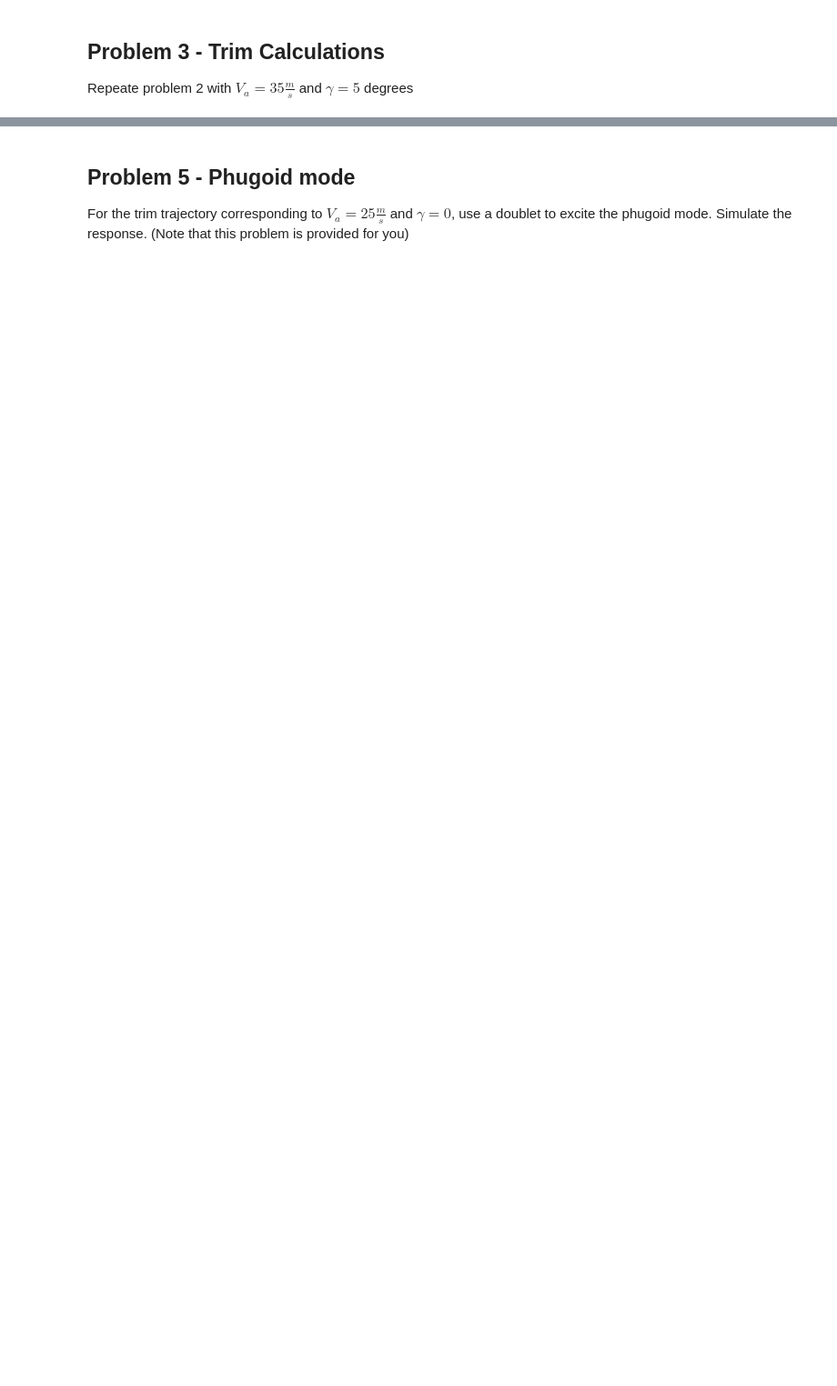
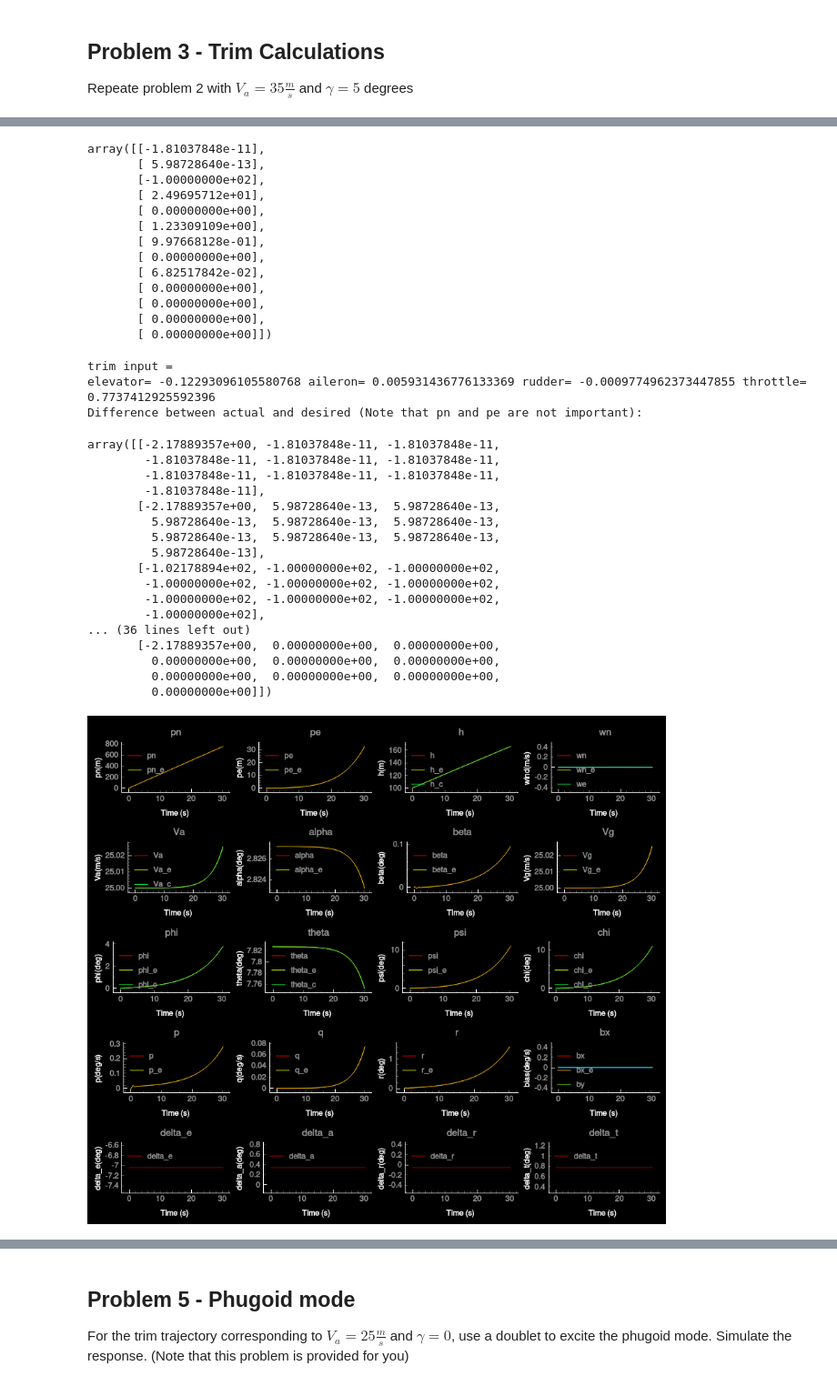
Before and after one commit to alexb7711/spring2022, a Jupyter notebook: small_aircraft/Chap05_Linear_Models_start/usu_assignments/ch05_linear_models.ipynb, the cells around one changed output, grey strips where cells are left out. Shown at 91% size. Drawn from its saved outputs; the diff is of its cells as text; code cells hidden in the pictures; blank space fills up the shorter version.

```diff
--- a/small_aircraft/Chap05_Linear_Models_start/usu_assignments/ch05_linear_models.ipynb
+++ b/small_aircraft/Chap05_Linear_Models_start/usu_assignments/ch05_linear_models.ipynb
@@ -156,0 +158,30 @@ print("Need to implement")
+# %%
+# Create the trim state
+Va_trim = 25.
+gamma_trim = np.deg2rad(5.)
+trim_state, trim_input = compute_trim(state.convert_to_numpy(), Va_trim, gamma_trim)
+
+# Display the trim state and input
+print('trim_state = ')
+display(trim_state)
+print('trim input = ')
+trim_input.print()
+
+# Calculate h_dot
+h_dot = lambda V,g: V*np.sin(g)
+
+# Calculate the desired state dynamics
+desired_trim_state_dot = np.array([h_dot(Va_trim,gamma_trim), 0, 0, 0, 0, 0, 0, 0, 0, 0])
+
+# Calculate the actual state dynamics
+f = trim_state
+
+# Display the difference
+f_diff = f - desired_trim_state_dot
+print("Difference between actual and desired (Note that pn and pe are not important):")
+display(f_diff)
+
+# Create a passthrough function for the trim input
+pass_delta2 = lambda sim_time: trim_input
+run_sim_and_display(pass_delta2, trim_state)
+# %% [output]
@@ -156,0 +189,34 @@ print("Need to implement")
+array([[-1.81037848e-11],
+       [ 5.98728640e-13],
+       [-1.00000000e+02],
+       [ 2.49695712e+01],
+       [ 0.00000000e+00],
+       [ 1.23309109e+00],
+       [ 9.97668128e-01],
+       [ 0.00000000e+00],
+       [ 6.82517842e-02],
+       [ 0.00000000e+00],
+       [ 0.00000000e+00],
+       [ 0.00000000e+00],
+       [ 0.00000000e+00]])
+trim input =
+elevator= -0.12293096105580768 aileron= 0.005931436776133369 rudder= -0.0009774962373447855 throttle= 0.7737412925592396
+Difference between actual and desired (Note that pn and pe are not important):
+array([[-2.17889357e+00, -1.81037848e-11, -1.81037848e-11,
+        -1.81037848e-11, -1.81037848e-11, -1.81037848e-11,
+        -1.81037848e-11, -1.81037848e-11, -1.81037848e-11,
+        -1.81037848e-11],
+       [-2.17889357e+00,  5.98728640e-13,  5.98728640e-13,
+         5.98728640e-13,  5.98728640e-13,  5.98728640e-13,
+         5.98728640e-13,  5.98728640e-13,  5.98728640e-13,
+         5.98728640e-13],
+       [-1.02178894e+02, -1.00000000e+02, -1.00000000e+02,
+        -1.00000000e+02, -1.00000000e+02, -1.00000000e+02,
+        -1.00000000e+02, -1.00000000e+02, -1.00000000e+02,
+        -1.00000000e+02],
+... (36 lines left out)
+       [-2.17889357e+00,  0.00000000e+00,  0.00000000e+00,
+         0.00000000e+00,  0.00000000e+00,  0.00000000e+00,
+         0.00000000e+00,  0.00000000e+00,  0.00000000e+00,
+         0.00000000e+00]])
+[figure, added]
```
Also changed, not shown: parts of 10 cells of this notebook, 4 other files.
